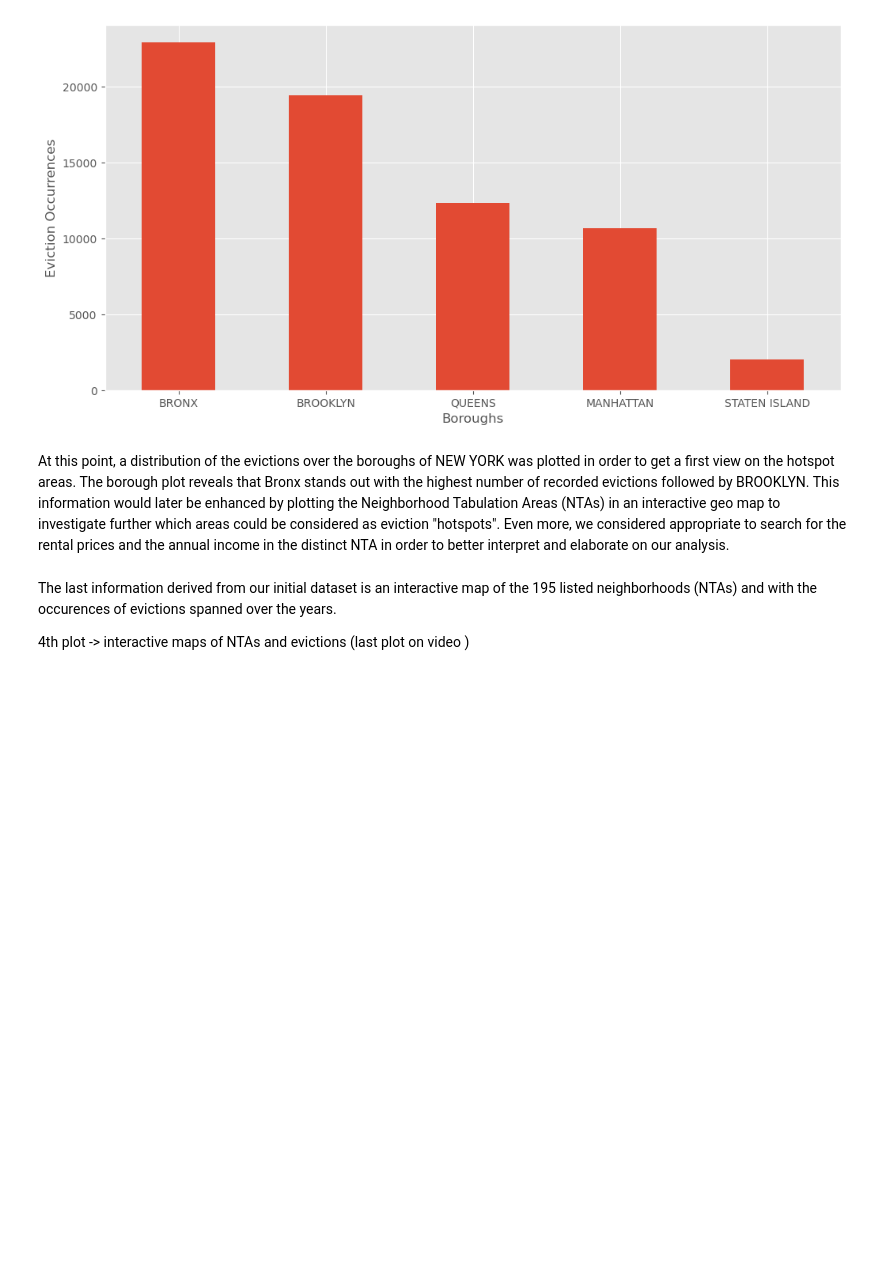
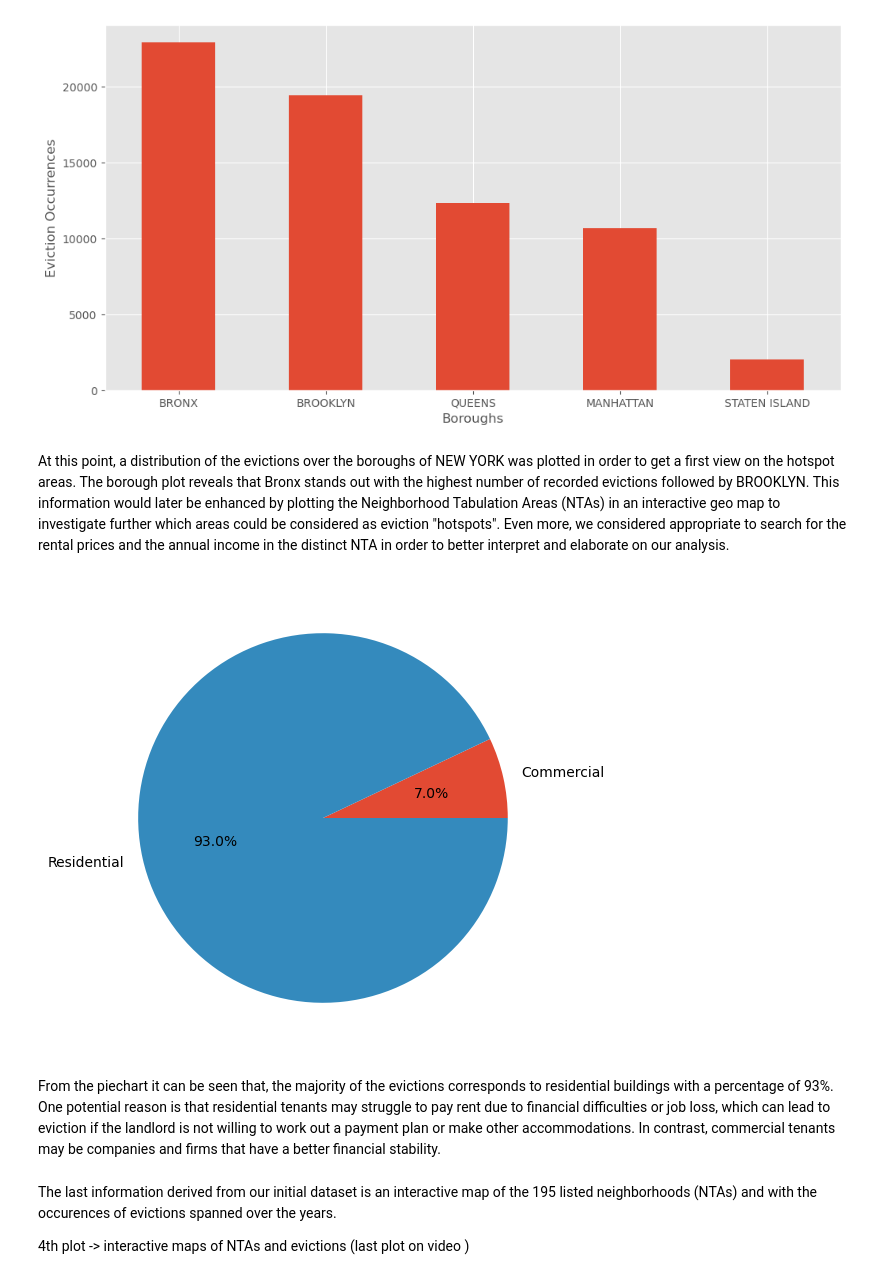
Before and after one commit to FranziskaMarie/Evictions-NYC, a Jupyter notebook: social_test.ipynb, the cells around one changed output. Saved outputs shown, nothing was run; the diff lists cells and outputs as text; code cells hidden in the pictures; blank space fills up the shorter version.

```diff
--- a/social_test.ipynb
+++ b/social_test.ipynb
@@ -120,6 +120,14 @@ plt.show()
 [figure]
 # %% [markdown]
 At this point, a distribution of the evictions over the boroughs of NEW YORK was plotted in order to get a first view on the hotspot areas. The borough plot reveals that Bronx stands out with the highest number of recorded evictions followed by BROOKLYN. This information would later be enhanced by plotting the Neighborhood Tabulation Areas (NTAs) in an interactive geo map to investigate further which areas could be considered as eviction "hotspots". Even more, we considered appropriate to search for the rental prices and the annual income in the distinct NTA in order to better interpret and elaborate on our analysis.
+# %%
+df.groupby(['Residential/Commercial'])['Residential/Commercial'].count().plot.pie(autopct='%1.1f%%',subplots=True)
+plt.ylabel('')
+plt.show()
+# %% [output]
+[figure, added]
+# %% [markdown]
+From the piechart it can be seen that, the majority of the evictions corresponds to residential buildings with a percentage of 93%. One potential reason is that residential tenants may struggle to pay rent due to financial difficulties or job loss, which can lead to eviction if the landlord is not willing to work out a payment plan or make other accommodations. In contrast, commercial tenants may be companies and firms that have a better financial stability.
 # %% [markdown]
 The last information derived from our initial dataset is an interactive map of the 195 listed neighborhoods (NTAs) and with the occurences of evictions spanned over the years.
 
```
Also changed, not shown: parts of 15 cells of this notebook.
